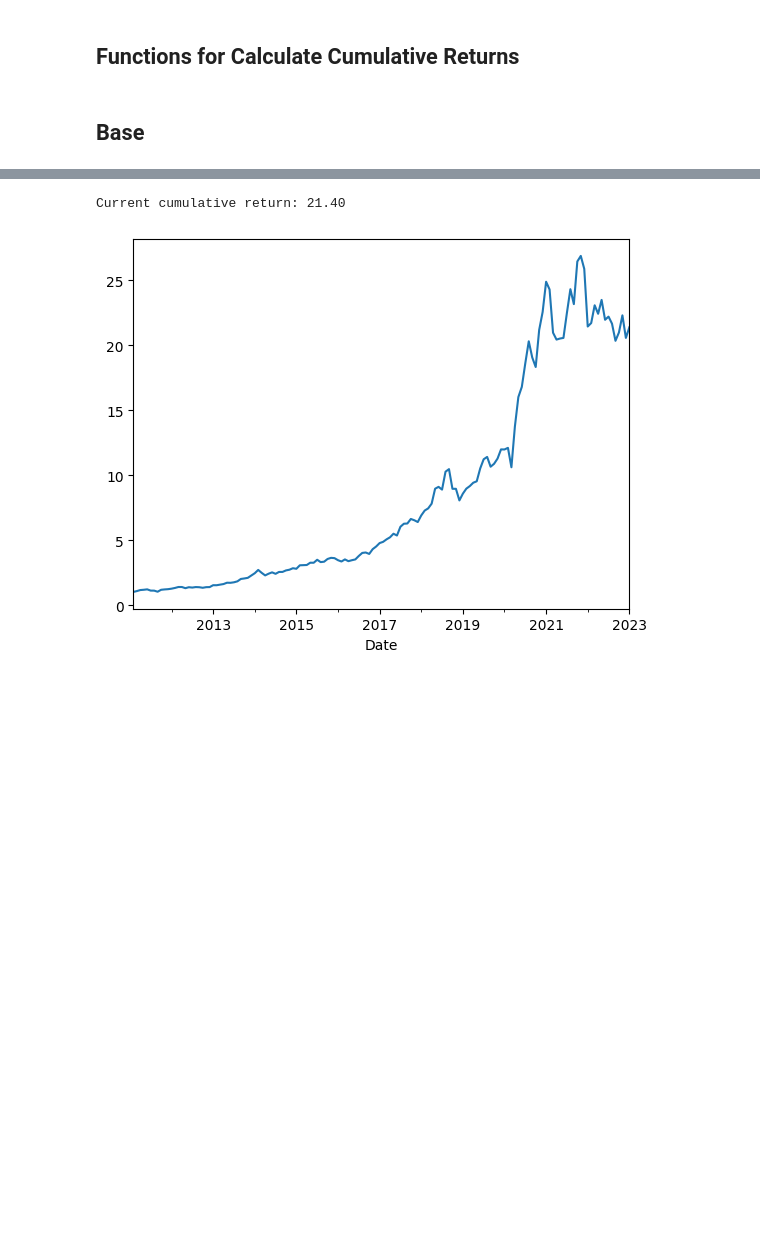
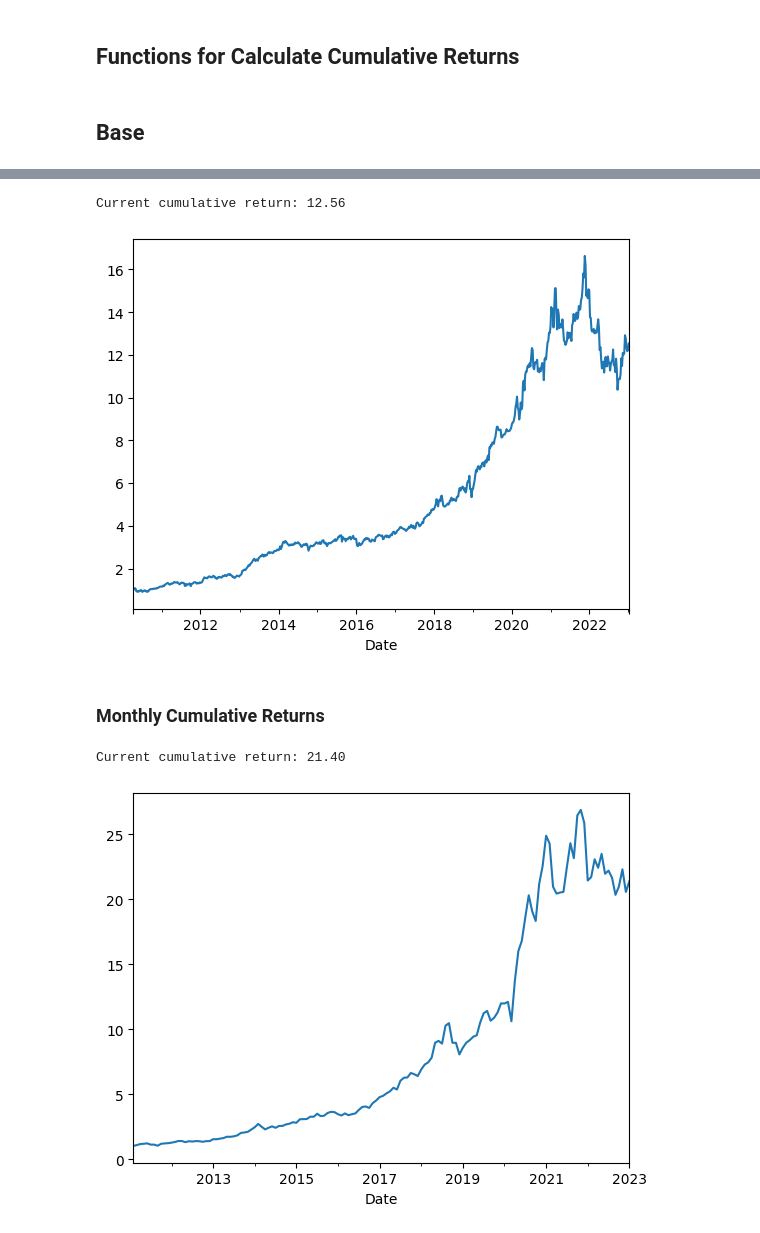
Before and after one commit to zhx281/stocks, a Jupyter notebook: notebooks/04-momentum.ipynb, the cells around one changed output, grey strips where cells are left out. Saved outputs shown, nothing was run; the diff lists cells and outputs as text; code cells hidden in the pictures; blank space fills up the shorter version.

```diff
--- a/notebooks/04-momentum.ipynb
+++ b/notebooks/04-momentum.ipynb
@@ -81,3 +95,16 @@ def plot_results(results):
+# %%
+w_first = df["Adj Close"].groupby(by=pd.Grouper(freq="W")).first()
+w_last = df["Adj Close"].groupby(by=pd.Grouper(freq="W")).last()
+w_pct = w_last / w_first
+# %%
+results = cal_returns(w_pct)
+# %%
+plot_results(results)
+# %% [output]
+Current cumulative return: 12.56
+[figure, added]
+# %% [markdown]
+### Monthly Cumulative Returns
 # %%
 m_first = df["Adj Close"].groupby(by=pd.Grouper(freq="M")).first()
 m_last = df["Adj Close"].groupby(by=pd.Grouper(freq="M")).last()
```
Also changed, not shown: parts of 7 cells of this notebook.
